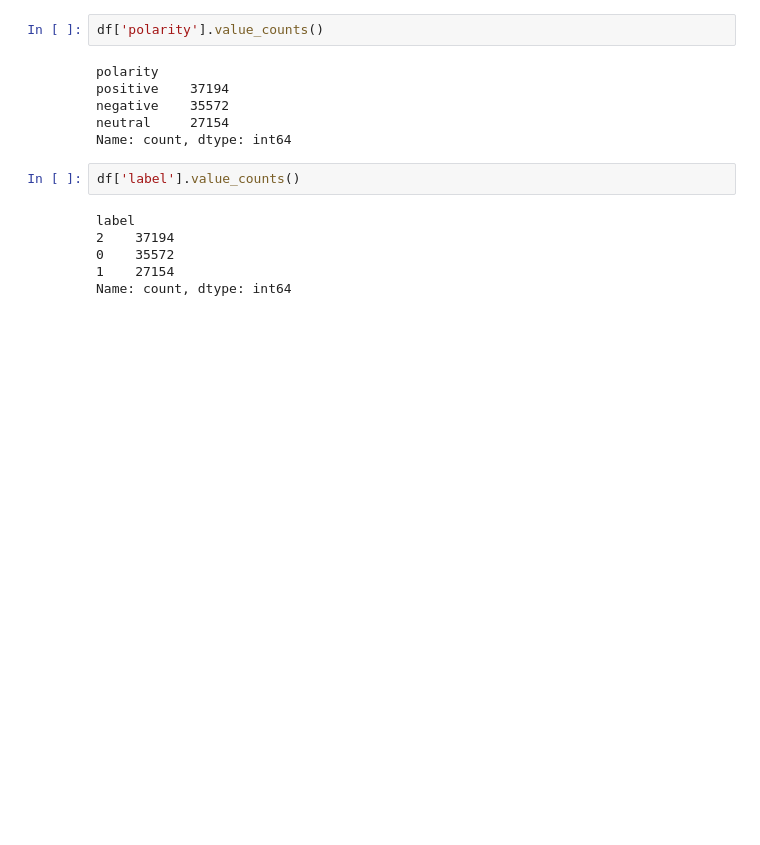
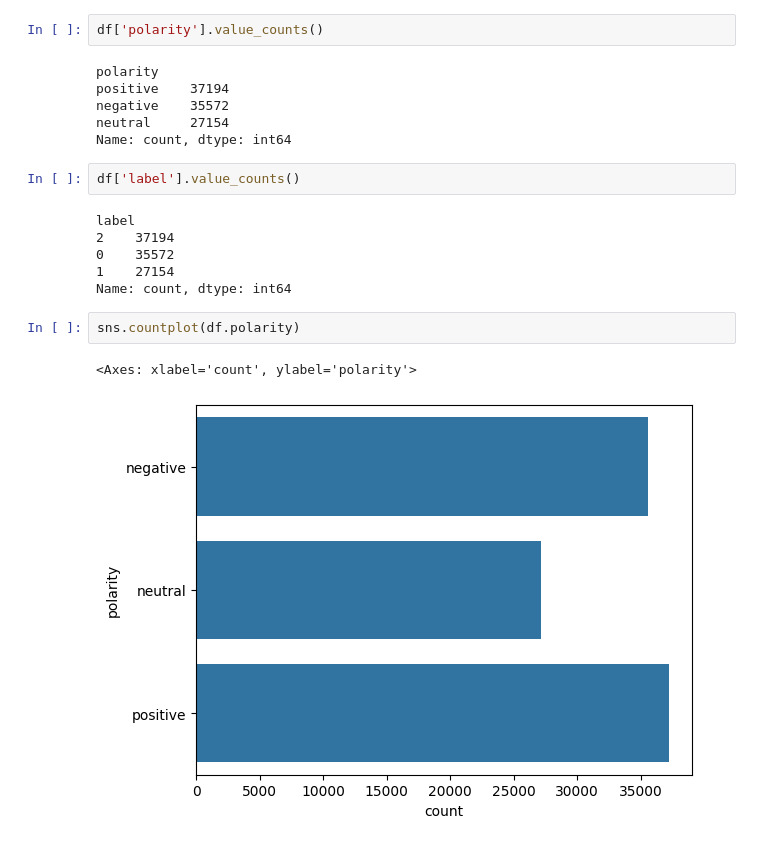
Before and after one commit to roniwahyu/digital_bank_CNN_Sentiment, a Jupyter notebook: 001_2_Labelling.ipynb, the cells around one changed output. Drawn from its saved outputs; the diff is of its cells as text; blank space fills up the shorter version.

```diff
--- a/001_2_Labelling.ipynb
+++ b/001_2_Labelling.ipynb
@@ -62,3 +64,8 @@ label
 0    35572
 1    27154
 Name: count, dtype: int64
+# %%
+sns.countplot(df.polarity)
+# %% [output]
+<Axes: xlabel='count', ylabel='polarity'>
+[figure, added]
```
Also changed, not shown: parts of 4 cells of this notebook, 14 other files.
